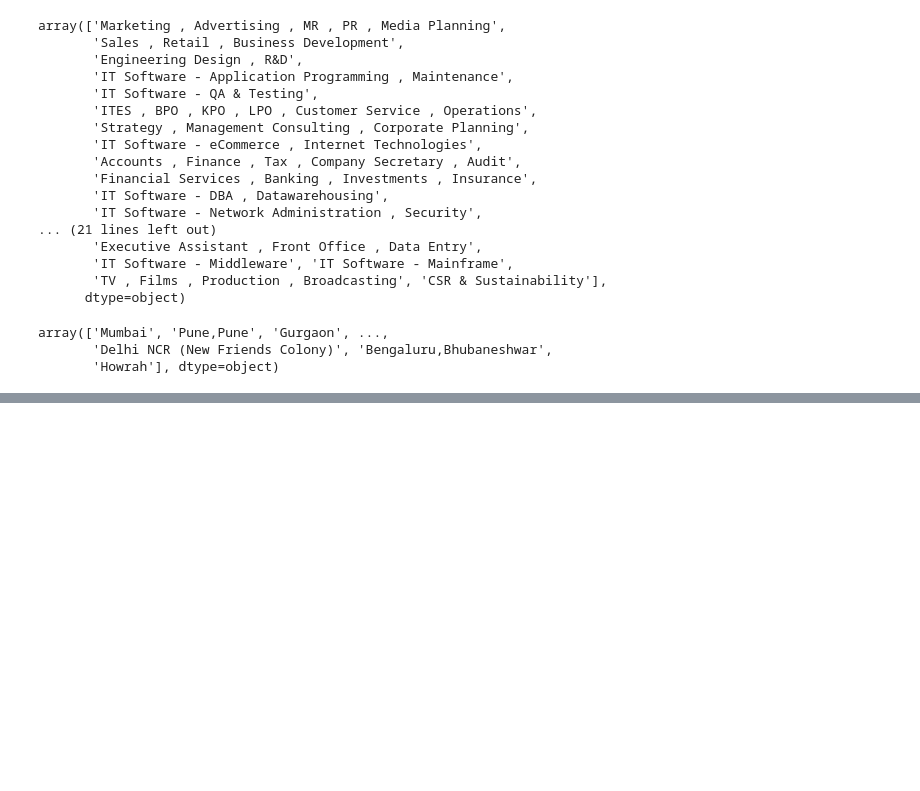
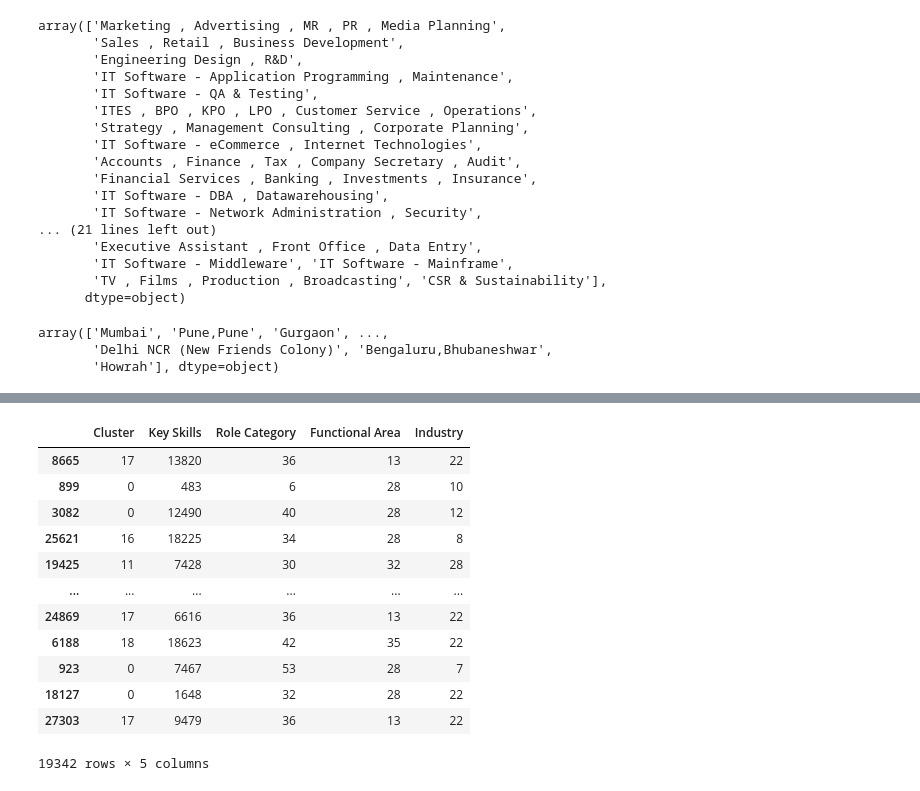
Before and after one commit to Niranjan2048/Job_reccomender-engine, a Jupyter notebook: niru.ipynb, the cells around one changed output, grey strips where cells are left out. Cells and saved outputs as stored; diff of their text form; code cells hidden in the pictures; blank space fills up the shorter version.

```diff
--- a/niru.ipynb
+++ b/niru.ipynb
@@ -983,4 +1015,9 @@ print(X_train)
 # %%
-from sklearn.tree import DecisionTreeClassifier
-dtree = DecisionTreeClassifier(criterion ='entropy')
-dtree.fit(X_train, y_train)
+#from sklearn.tree import DecisionTreeClassifier
+
+#dtree = DecisionTreeClassifier(criterion ='entropy')
+#dtree.fit(X_train, y_train)
+# %%
+from sklearn.ensemble import RandomForestClassifier
+rforest=clf = RandomForestClassifier(max_depth=10, random_state=0,criterion ='entropy')
+rforest.fit(X_train, y_train)
@@ -995,0 +1082,16 @@ print(score)
+# %%
+X_train
+# %% [output]
+|  | Cluster | Key Skills | Role Category | Functional Area | Industry |
+| 8665 | 17 | 13820 | 36 | 13 | 22 |
+| 899 | 0 | 483 | 6 | 28 | 10 |
+| 3082 | 0 | 12490 | 40 | 28 | 12 |
+| 25621 | 16 | 18225 | 34 | 28 | 8 |
+| 19425 | 11 | 7428 | 30 | 32 | 28 |
+| ... | ... | ... | ... | ... | ... |
+| 24869 | 17 | 6616 | 36 | 13 | 22 |
+| 6188 | 18 | 18623 | 42 | 35 | 22 |
+| 923 | 0 | 7467 | 53 | 28 | 7 |
+| 18127 | 0 | 1648 | 32 | 28 | 22 |
+| 27303 | 17 | 9479 | 36 | 13 | 22 |
+19342 rows × 5 columns
```
Also changed, not shown: parts of 40 cells of this notebook.
